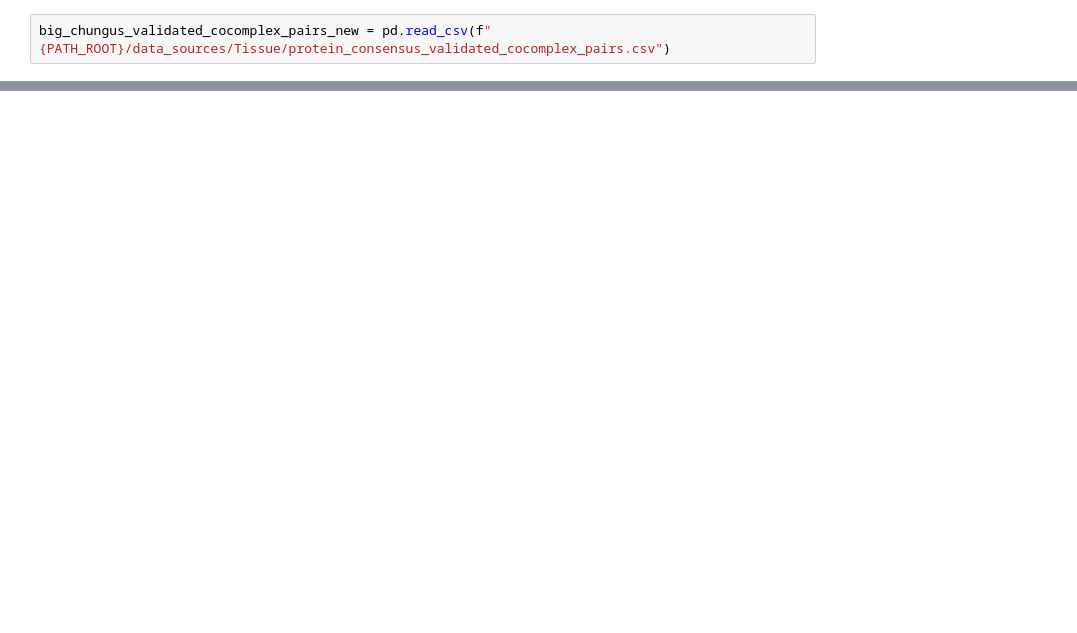
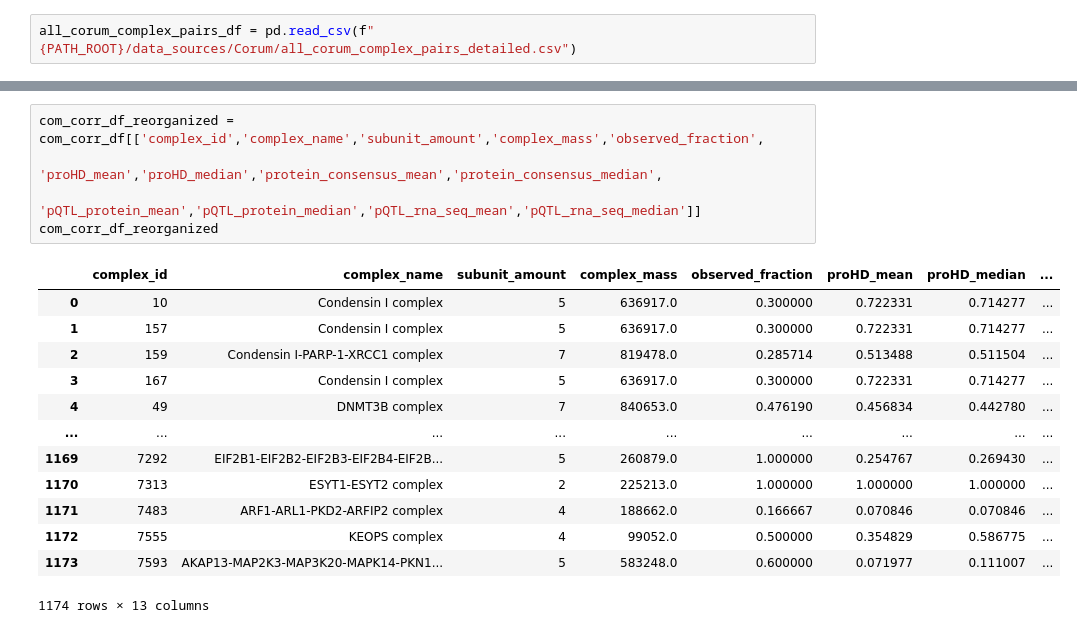
Before and after one commit to hoyinchu/ProteomicsResearch, a Jupyter notebook: notebooks/protein_consensus_analysis.ipynb, the cells around one changed output, grey strips where cells are left out. Drawn from its saved outputs; the diff is of its cells as text; blank space fills up the shorter version.

```diff
--- a/notebooks/protein_consensus_analysis.ipynb
+++ b/notebooks/protein_consensus_analysis.ipynb
@@ -23,2 +15,2 @@ uniprot_to_idx_lookup = {p:idx for idx,p in enumerate(protein_concensus_ids)}
 # %%
-big_chungus_validated_cocomplex_pairs_new = pd.read_csv(f"{PATH_ROOT}/data_sources/Tissue/protein_consensus_validated_cocomplex_pairs.csv")
+all_corum_complex_pairs_df = pd.read_csv(f"{PATH_ROOT}/data_sources/Corum/all_corum_complex_pairs_detailed.csv")
@@ -27 +171,20 @@ big_chungus_validated_cocomplex_pairs_filtered = big_chungus_validated_cocomplex
+# %%
+com_corr_df_reorganized = com_corr_df[['complex_id','complex_name','subunit_amount','complex_mass','observed_fraction',
+                                      'proHD_mean','proHD_median','protein_consensus_mean','protein_consensus_median',
+                                      'pQTL_protein_mean','pQTL_protein_median','pQTL_rna_seq_mean','pQTL_rna_seq_median']]
+com_corr_df_reorganized
+# %% [output]
+|  | complex_id | complex_name | subunit_amount | complex_mass | observed_fraction | proHD_mean | proHD_median | ... |
+| 0 | 10 | Condensin I complex | 5 | 636917.0 | 0.300000 | 0.722331 | 0.714277 | ... |
+| 1 | 157 | Condensin I complex | 5 | 636917.0 | 0.300000 | 0.722331 | 0.714277 | ... |
+| 2 | 159 | Condensin I-PARP-1-XRCC1 complex | 7 | 819478.0 | 0.285714 | 0.513488 | 0.511504 | ... |
+| 3 | 167 | Condensin I complex | 5 | 636917.0 | 0.300000 | 0.722331 | 0.714277 | ... |
+| 4 | 49 | DNMT3B complex | 7 | 840653.0 | 0.476190 | 0.456834 | 0.442780 | ... |
+| ... | ... | ... | ... | ... | ... | ... | ... | ... |
+| 1169 | 7292 | EIF2B1-EIF2B2-EIF2B3-EIF2B4-EIF2B... | 5 | 260879.0 | 1.000000 | 0.254767 | 0.269430 | ... |
+| 1170 | 7313 | ESYT1-ESYT2 complex | 2 | 225213.0 | 1.000000 | 1.000000 | 1.000000 | ... |
+| 1171 | 7483 | ARF1-ARL1-PKD2-ARFIP2 complex | 4 | 188662.0 | 0.166667 | 0.070846 | 0.070846 | ... |
+| 1172 | 7555 | KEOPS complex | 4 | 99052.0 | 0.500000 | 0.354829 | 0.586775 | ... |
+| 1173 | 7593 | AKAP13-MAP2K3-MAP3K20-MAPK14-PKN1... | 5 | 583248.0 | 0.600000 | 0.071977 | 0.111007 | ... |
+1174 rows × 13 columns
 # %%
```
Also changed, not shown: parts of 36 cells of this notebook, 11 other files.
